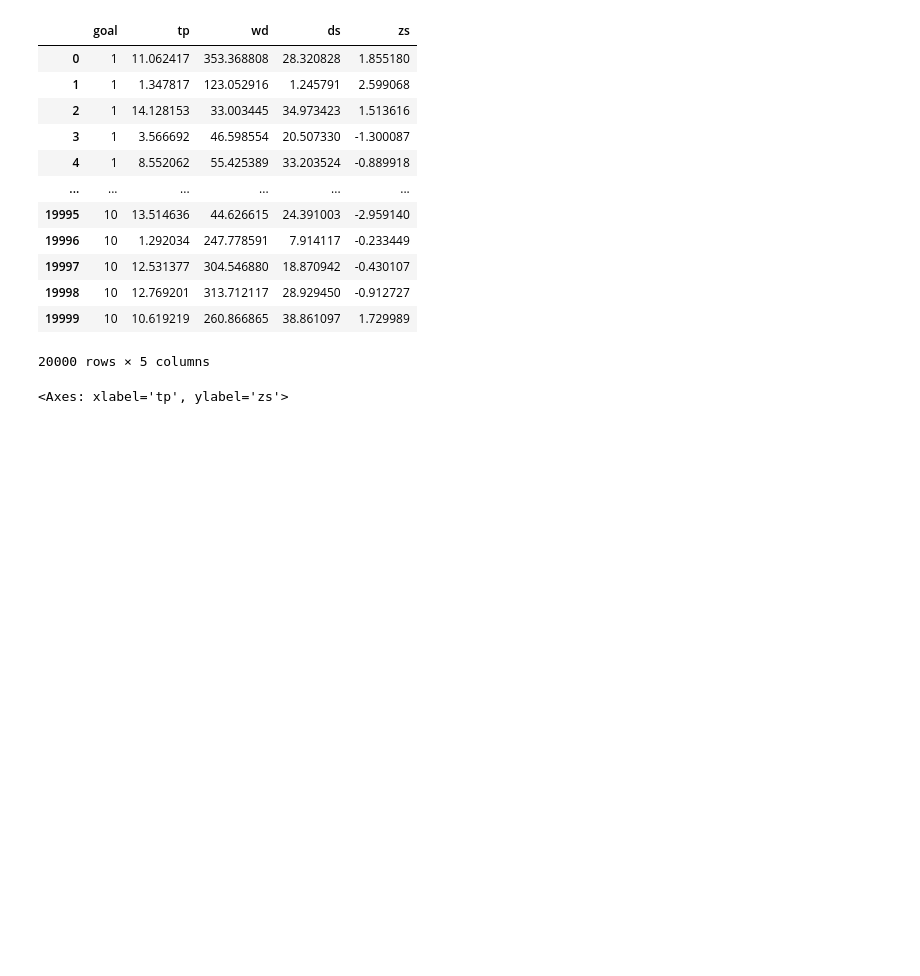
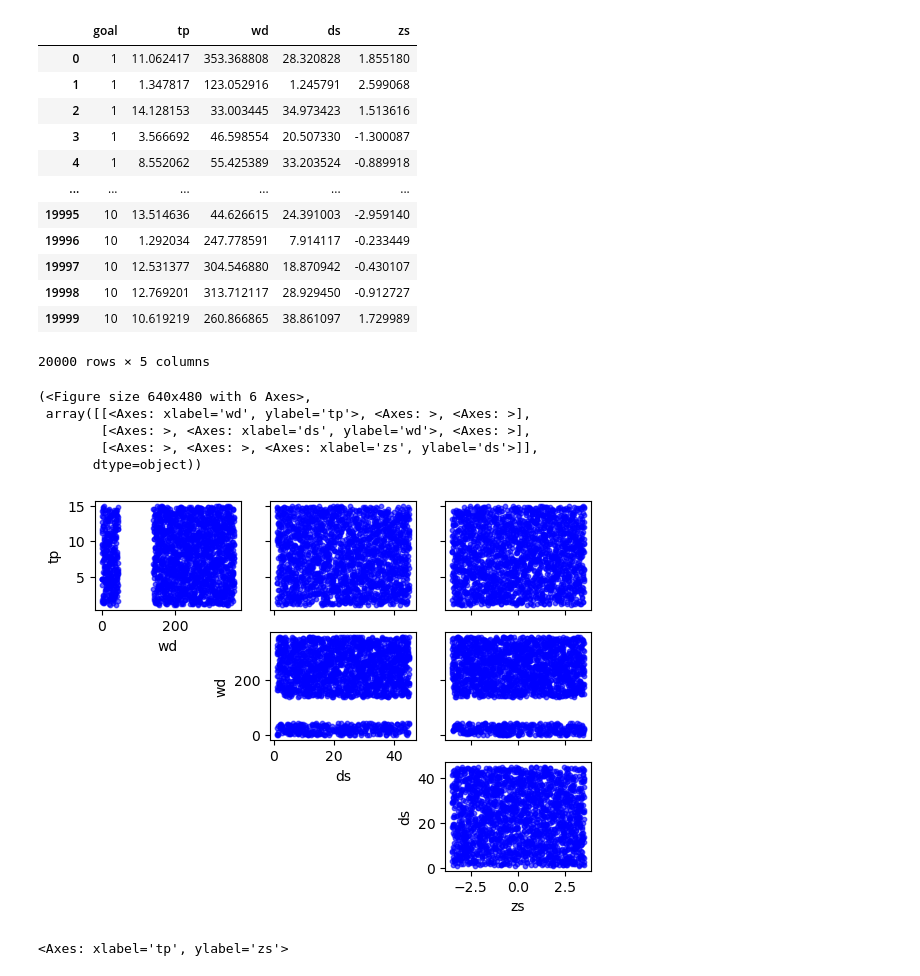
Before and after one commit to GeoOcean/HyGloW, a Jupyter notebook: Netherlands/01_Cases_Generation_Propagation.ipynb, the cells around one changed output. Drawn from its saved outputs; the diff is of its cells as text; code cells hidden in the pictures; blank space fills up the shorter version.

```diff
--- a/Netherlands/01_Cases_Generation_Propagation.ipynb
+++ b/Netherlands/01_Cases_Generation_Propagation.ipynb
@@ -22,7 +22,7 @@ Regions:
 
 [1 regions]
 # %%
-from utils.functions import generate_cases
+from utils.simulations import generate_cases
 
 goals_config = {
     1: {"lon": 7.0, "lat": 54.0, "angles": [-70, 180]},
@@ -36,7 +36,7 @@ goals_config = {
     9: {"lon": 3.0, "lat": 52.0, "angles": [45, 225]},
     10: {"lon": 2.5, "lat": 51.5, "angles": [45, 310]},
 }
-cases_df = generate_cases(goals_config, num_samples_per_goal=2000)
+cases_df, lhs = generate_cases(goals_config, num_samples_per_goal=2000)
 cases_df
 # %% [output]
 |  | goal | tp | wd | ds | zs |
@@ -52,6 +52,15 @@ cases_df
 | 19998 | 10 | 12.769201 | 313.712117 | 28.929450 | -0.912727 |
 | 19999 | 10 | 10.619219 | 260.866865 | 38.861097 | 1.729989 |
 20000 rows × 5 columns
+# %%
+lhs.plot_generated_data()
+# %% [output]
+(<Figure size 640x480 with 6 Axes>,
+ array([[<Axes: xlabel='wd', ylabel='tp'>, <Axes: >, <Axes: >],
+        [<Axes: >, <Axes: xlabel='ds', ylabel='wd'>, <Axes: >],
+        [<Axes: >, <Axes: >, <Axes: xlabel='zs', ylabel='ds'>]],
+       dtype=object))
+[figure, added]
 # %%
 cases_df.plot.scatter(x="tp", y="zs")
 # %% [output]
```
Also changed, not shown: 4 other files.
